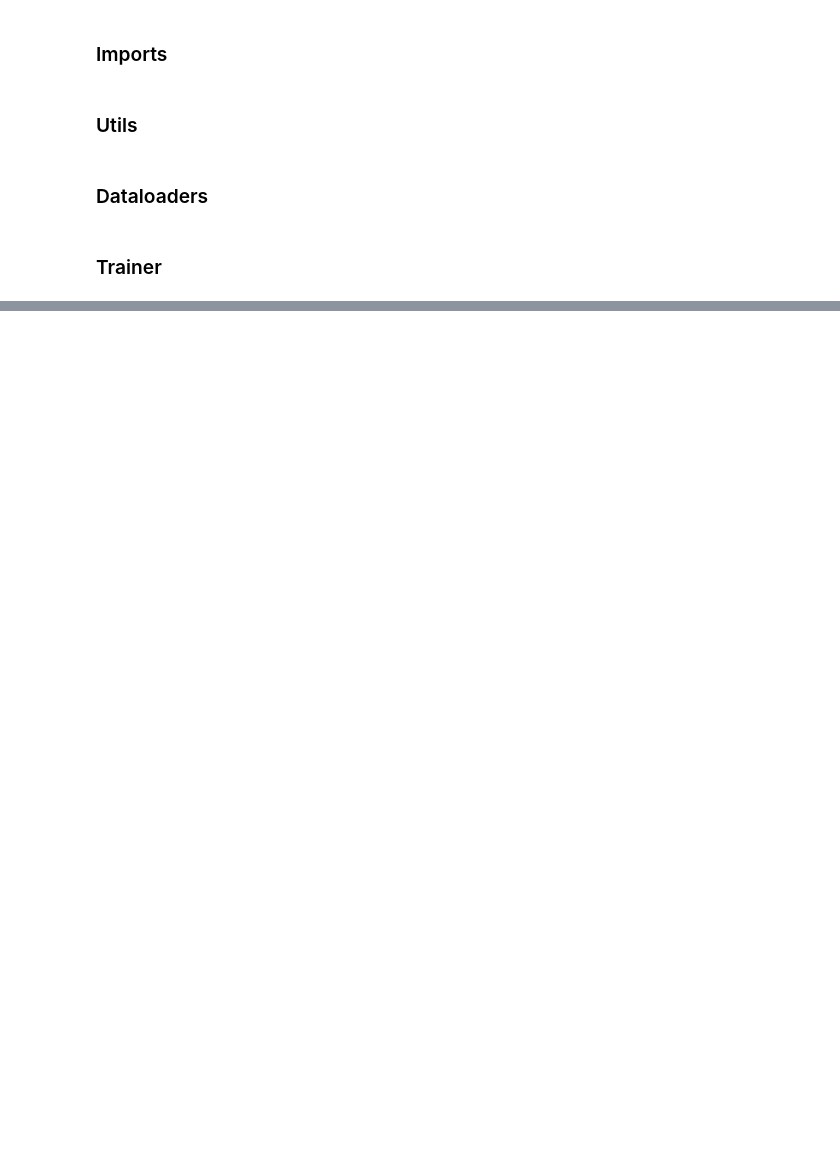
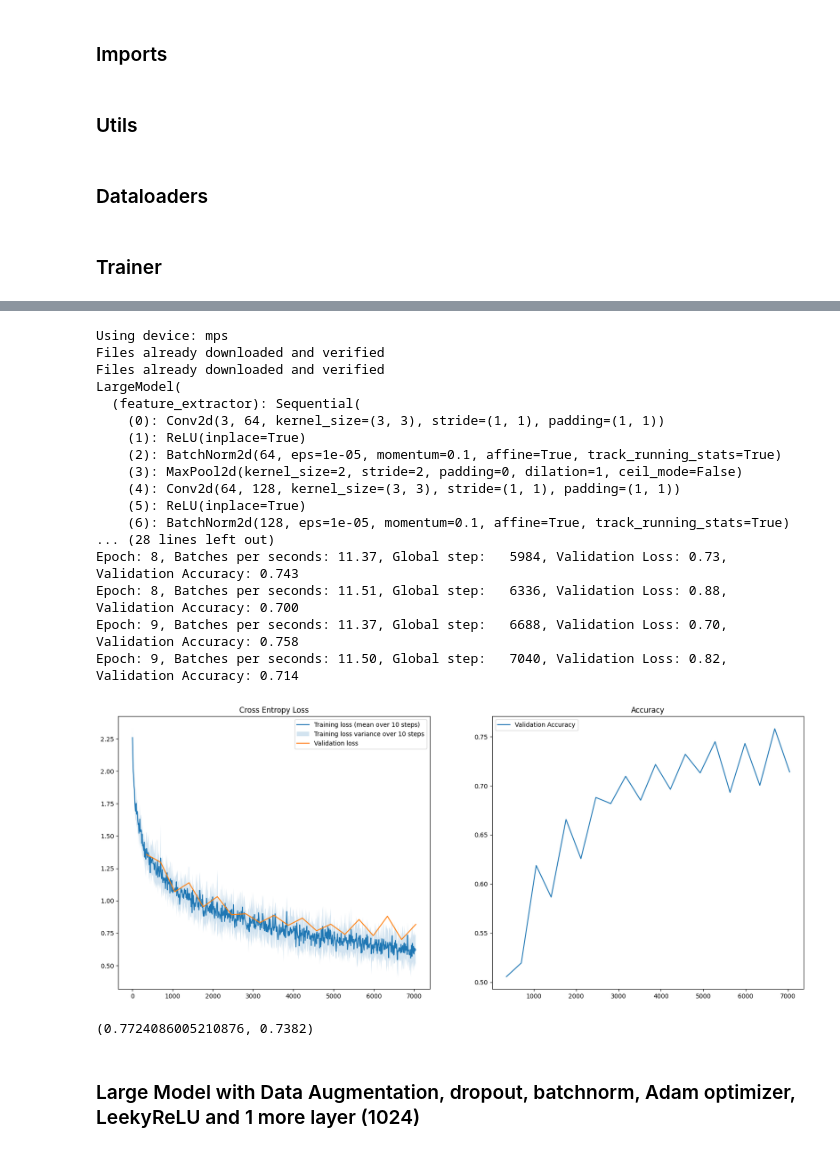
Before and after one commit to eirivarn/TDT4265_ComputerVision, a Jupyter notebook: assignment3/task3.ipynb, the cells around one changed output, grey strips where cells are left out. Cells and saved outputs as stored; diff of their text form; code cells hidden in the pictures; blank space fills up the shorter version.

```diff
--- a/assignment3/task3.ipynb
+++ b/assignment3/task3.ipynb
@@ -499,0 +653,38 @@ def create_plots(trainer: Trainer, name: str):
+# %%
+set_seed(0)
+print(f"Using device: {get_device()}")
+epochs = 10
+batch_size = 64
+learning_rate = 0.01
+early_stop_count = 10
+dataloaders = load_cifar10(batch_size)
+model = LargeModel(image_channels=3, num_classes=10)
+trainer = Trainer(
+    batch_size, learning_rate, early_stop_count, epochs, model, dataloaders
+)
+trainer.train()
+create_plots(trainer, "task3 LargerModel with data augmentation")
+trainer.model.eval()
+compute_loss_and_accuracy(trainer.dataloader_test, model, torch.nn.CrossEntropyLoss())
+# %% [output]
+Using device: mps
+Files already downloaded and verified
+Files already downloaded and verified
+LargeModel(
+  (feature_extractor): Sequential(
+    (0): Conv2d(3, 64, kernel_size=(3, 3), stride=(1, 1), padding=(1, 1))
+    (1): ReLU(inplace=True)
+    (2): BatchNorm2d(64, eps=1e-05, momentum=0.1, affine=True, track_running_stats=True)
+    (3): MaxPool2d(kernel_size=2, stride=2, padding=0, dilation=1, ceil_mode=False)
+    (4): Conv2d(64, 128, kernel_size=(3, 3), stride=(1, 1), padding=(1, 1))
+    (5): ReLU(inplace=True)
+    (6): BatchNorm2d(128, eps=1e-05, momentum=0.1, affine=True, track_running_stats=True)
+... (28 lines left out)
+Epoch: 8, Batches per seconds: 11.37, Global step:   5984, Validation Loss: 0.73, Validation Accuracy: 0.743
+Epoch: 8, Batches per seconds: 11.51, Global step:   6336, Validation Loss: 0.88, Validation Accuracy: 0.700
+Epoch: 9, Batches per seconds: 11.37, Global step:   6688, Validation Loss: 0.70, Validation Accuracy: 0.758
+Epoch: 9, Batches per seconds: 11.50, Global step:   7040, Validation Loss: 0.82, Validation Accuracy: 0.714
+[figure, added]
+(0.7724086005210876, 0.7382)
+# %% [markdown]
+### Large Model with Data Augmentation, dropout, batchnorm, Adam optimizer, LeekyReLU and 1 more layer (1024)
```
Also changed, not shown: parts of 18 cells of this notebook, 17 other files.
